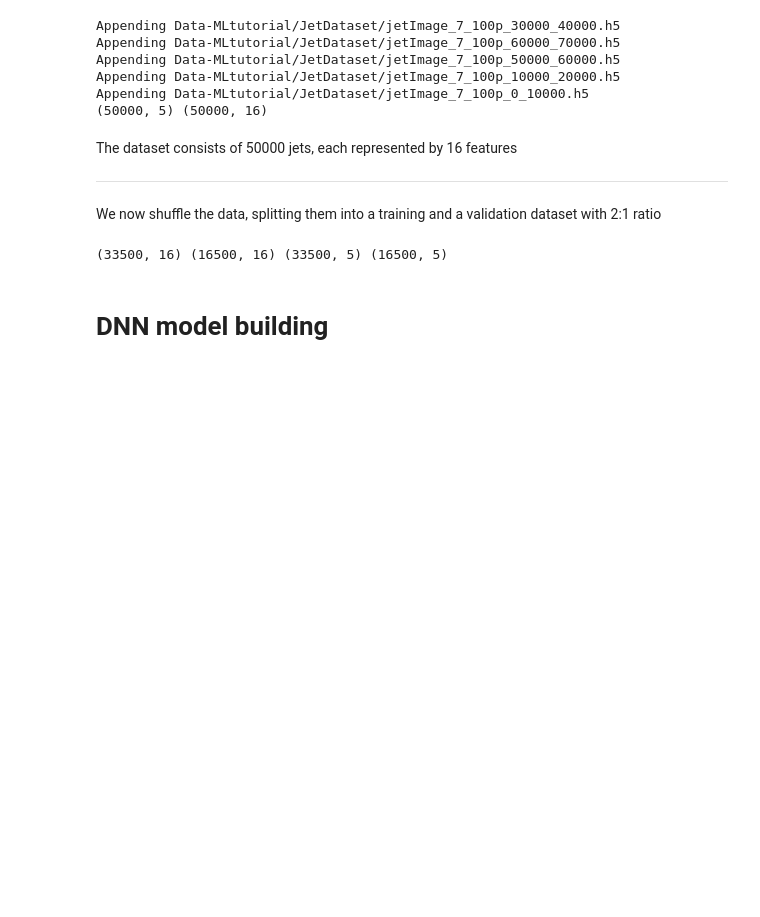
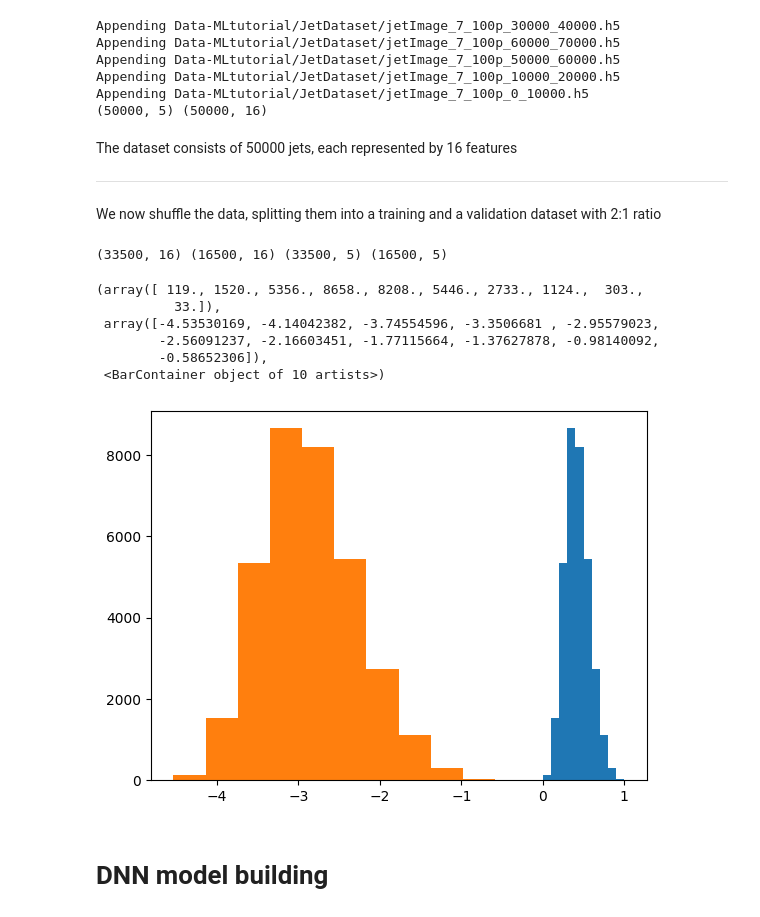
Before and after one commit to Melo95/ML_course_Pavia_23, a Jupyter notebook: neural-networks/2.JetTaggingMLP.ipynb, the cells around one changed output. Saved outputs shown, nothing was run; the diff lists cells and outputs as text; code cells hidden in the pictures; blank space fills up the shorter version.

```diff
--- a/neural-networks/2.JetTaggingMLP.ipynb
+++ b/neural-networks/2.JetTaggingMLP.ipynb
@@ -93,6 +93,27 @@ print(X_train.shape, X_val.shape, y_train.shape, y_val.shape)
 del features, target #clean the memory
 # %% [output]
 (33500, 16) (16500, 16) (33500, 5) (16500, 5)
+# %%
+from sklearn.preprocessing import StandardScaler
+from sklearn import preprocessing
+feature = 0
+min_max_scaler = preprocessing.MinMaxScaler()
+X_train_minmax = min_max_scaler.fit_transform(X_train)
+X_val_minmax = min_max_scaler.transform(X_val)
+y_train_minmax = min_max_scaler.fit_transform(y_train)
+y_val_minmax = min_max_scaler.transform(y_val)
+
+plt.figure()
+plt.hist(X_train_minmax[:,feature])
+plt.hist(X_train[:,feature])
+# %% [output]
+(array([ 119., 1520., 5356., 8658., 8208., 5446., 2733., 1124.,  303.,
+          33.]),
+ array([-4.53530169, -4.14042382, -3.74554596, -3.3506681 , -2.95579023,
+        -2.56091237, -2.16603451, -1.77115664, -1.37627878, -0.98140092,
+        -0.58652306]),
+ <BarContainer object of 10 artists>)
+[figure, added]
 # %% [markdown]
 # DNN model building
 # %%
```
Also changed, not shown: parts of 6 cells of this notebook.
